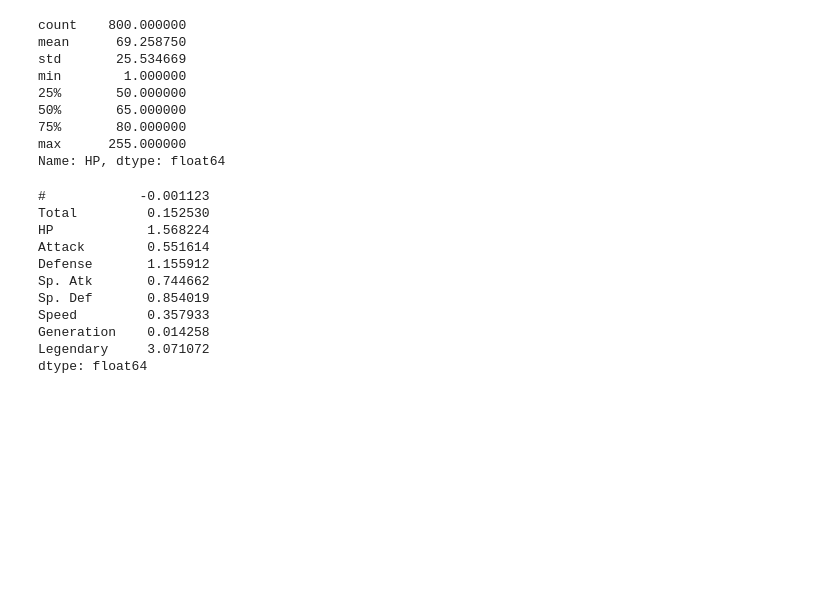
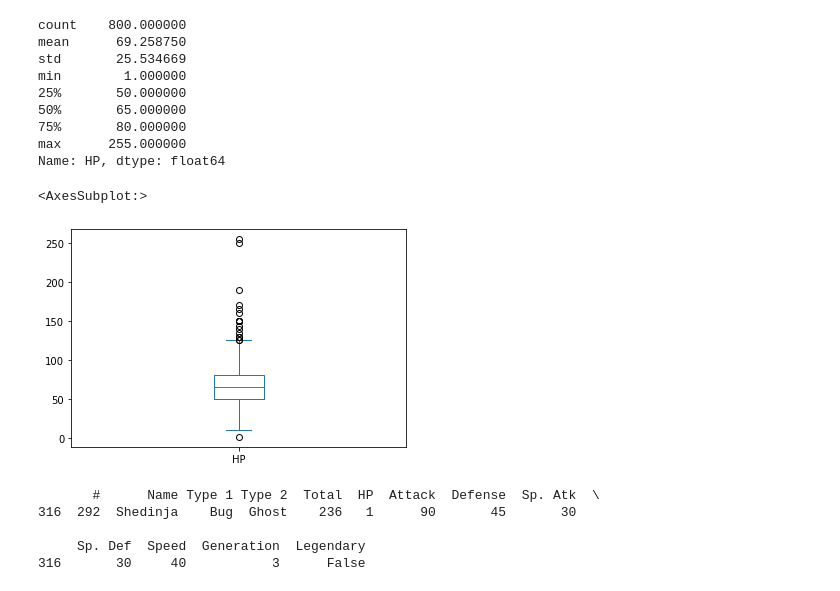
Before and after one commit to atripptwice/gotta-viz-em-all, a Jupyter notebook: hp_analysis.ipynb, the cells around one changed output. Cells and saved outputs as stored; diff of their text form; code cells hidden in the pictures; blank space fills up the shorter version.

```diff
--- a/hp_analysis.ipynb
+++ b/hp_analysis.ipynb
@@ -72,22 +83,22 @@ min        1.000000
 75%       80.000000
 max      255.000000
 Name: HP, dtype: float64
+# %%
+#lets look at a box plot also
+#We see one outlier with a low hp but a few with high hp
+#the interquartile range looks evenly spread and in a tight range
+hp.plot.box()
+# %% [output]
+<AxesSubplot:>
+[figure, added]
 # %%
-#is this skewness significant?
-print(df.skew(axis=0))
-#anything over 1 is considered highly skewed
-#Mean is 4 higher than median but skewness is 1.56
-# is this correct?
-#i need to fix this deprecation error
+#whos that guy with the low hp?
+print(df[(df.HP < 5)])
+#whos that pokemon?
+#Its shedninja haha
 # %% [output]
-#            -0.001123
-Total         0.152530
-HP            1.568224
-Attack        0.551614
-Defense       1.155912
-Sp. Atk       0.744662
-Sp. Def       0.854019
-Speed         0.357933
-Generation    0.014258
-Legendary     3.071072
-dtype: float64
+       #      Name Type 1 Type 2  Total  HP  Attack  Defense  Sp. Atk  \
+316  292  Shedinja    Bug  Ghost    236   1      90       45       30
+
+     Sp. Def  Speed  Generation  Legendary
+316       30     40           3      False
```
Also changed, not shown: parts of 3 cells of this notebook.
